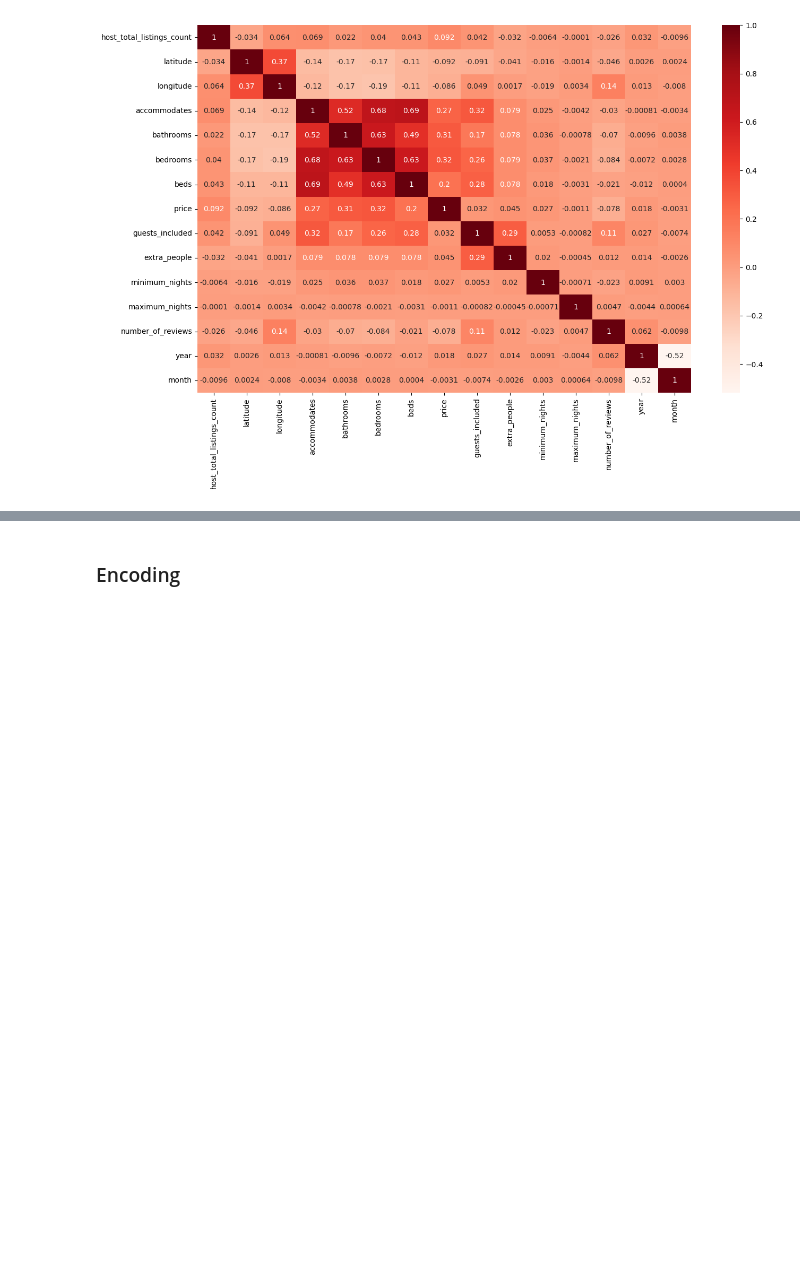
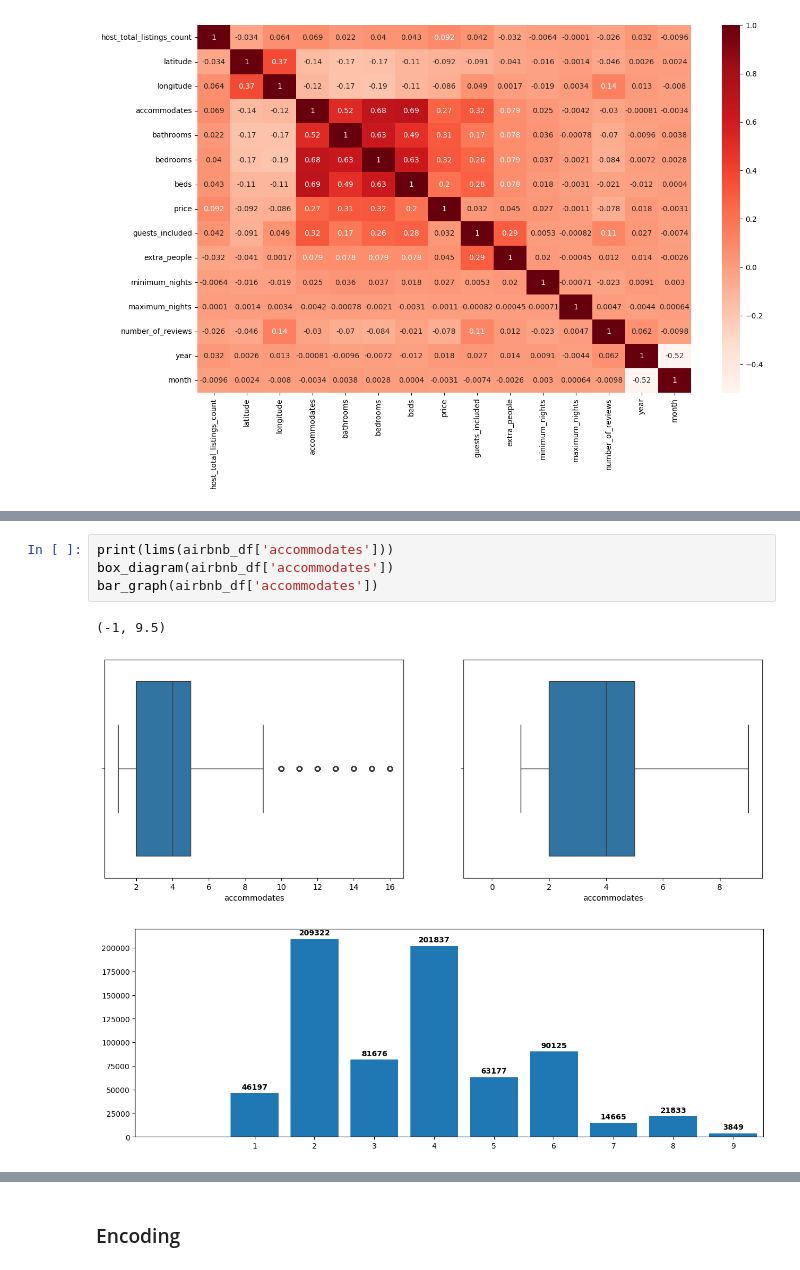
Before and after one commit to Dudols/DataScience-AirbnbRJ-Evaluation, a Jupyter notebook: Airbnb_Rio.ipynb, the cells around one changed output, grey strips where cells are left out. Drawn from its saved outputs; the diff is of its cells as text; blank space fills up the shorter version.

```diff
--- a/Airbnb_Rio.ipynb
+++ b/Airbnb_Rio.ipynb
@@ -234,0 +333,8 @@ histogram(airbnb_df['price'])
+# %%
+print(lims(airbnb_df['accommodates']))
+box_diagram(airbnb_df['accommodates'])
+bar_graph(airbnb_df['accommodates'])
+# %% [output]
+(-1, 9.5)
+[figure, added]
+[figure, added]
```
Also changed, not shown: parts of 21 cells of this notebook.
